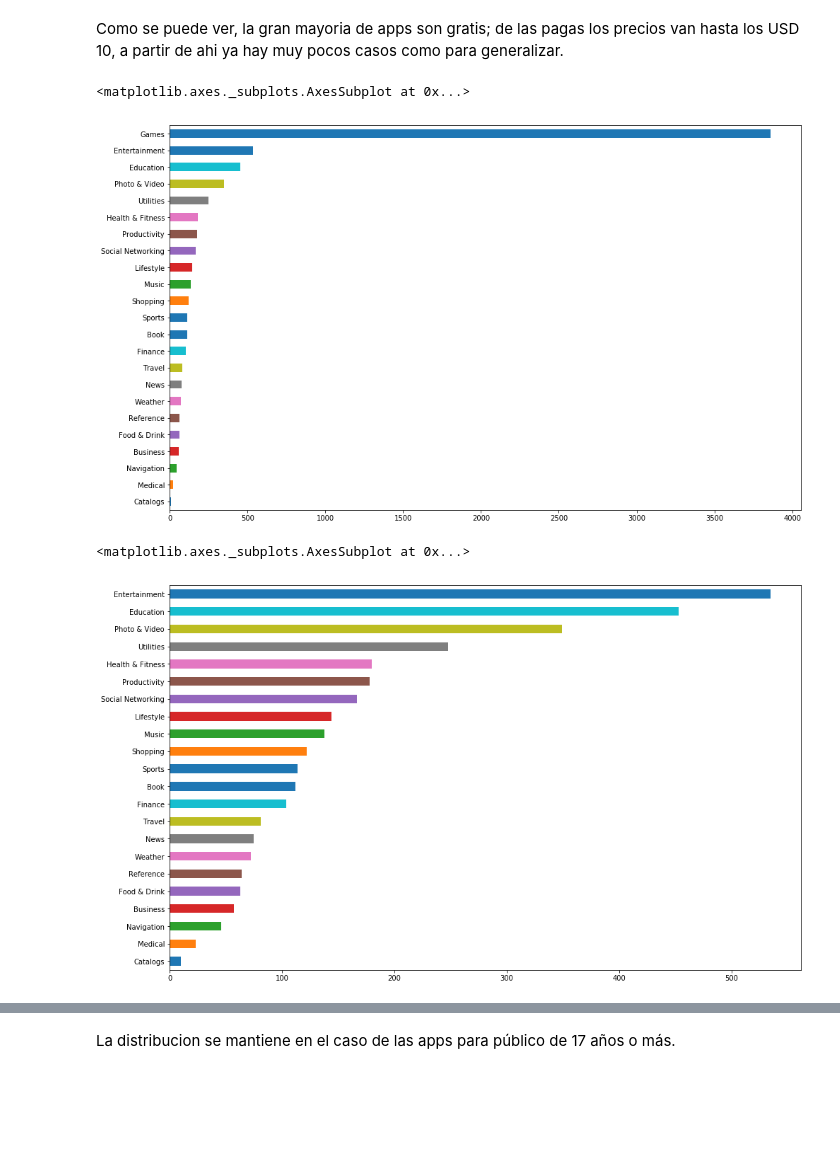
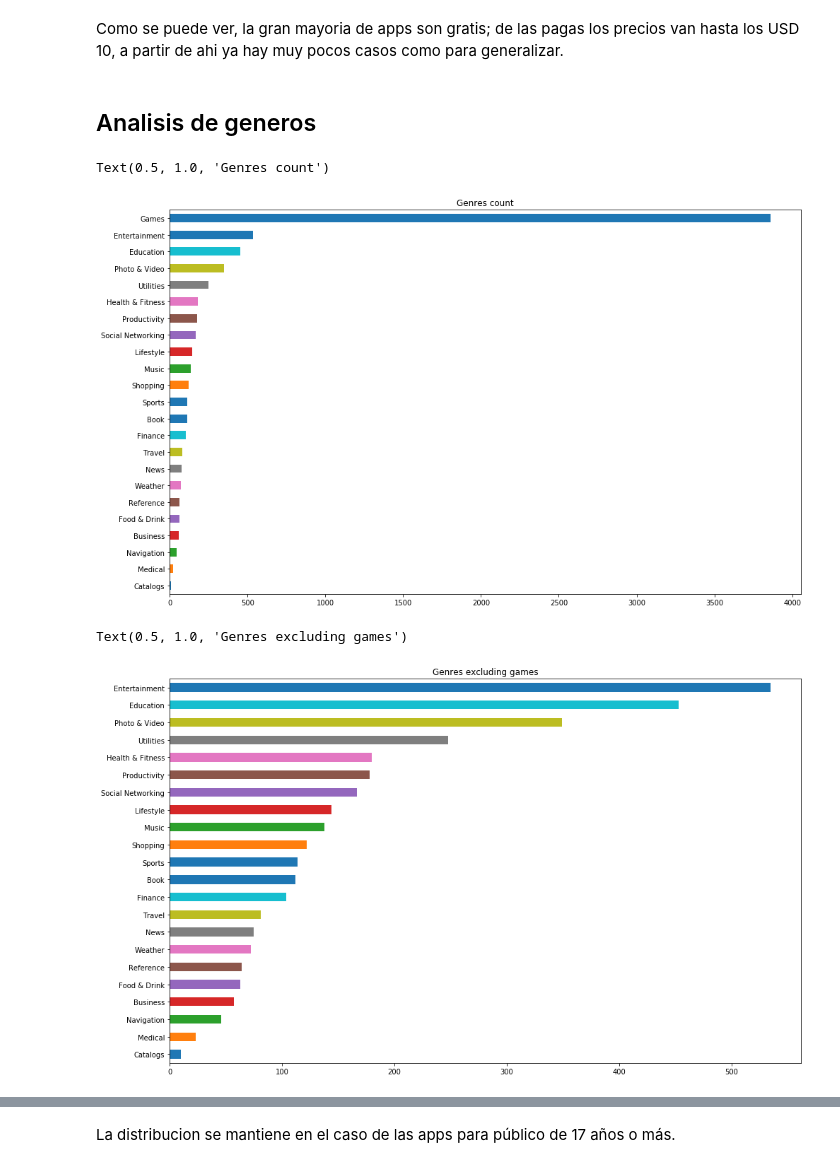
Before and after one commit to rozanecm/7550_tpFinal, a Jupyter notebook: Untitled.ipynb, the cells around one changed output, grey strips where cells are left out. Saved outputs shown, nothing was run; the diff lists cells and outputs as text; code cells hidden in the pictures; blank space fills up the shorter version.

Commit message:
progesar un poco con el analisis, entre otras cosas ordenando un poco algunas ideas ya presentes

```diff
--- a/Untitled.ipynb
+++ b/Untitled.ipynb
@@ -6,6 +7,6 @@ import seaborn as sns
 # %%
-apps = pd.read_csv('app-store-apple-data-set-10k-apps/AppleStore.csv')
-desc = pd.read_csv('app-store-apple-data-set-10k-apps/appleStore_description.csv')
+apps = pd.read_csv('data/AppleStore.csv')
+desc = pd.read_csv('data/appleStore_description.csv')
 # %%
 apps.shape
 # %% [output]
@@ -74,14 +78,16 @@ apps.price.value_counts(ascending=True).plot(kind='barh', figsize=(16,10))
 [figure]
 # %% [markdown]
 Como se puede ver, la gran mayoria de apps son gratis; de las pagas los precios van hasta los USD 10, a partir de ahi ya hay muy pocos casos como para generalizar.
+# %% [markdown]
+## Analisis de generos
 # %%
-apps.prime_genre.value_counts(ascending=True).plot(kind='barh', figsize=(16,10))
+apps.prime_genre.value_counts(ascending=True).plot(kind='barh', figsize=(16,10)).set_title('Genres count')
 # %% [output]
-<matplotlib.axes._subplots.AxesSubplot at 0x...>
+Text(0.5, 1.0, 'Genres count')
-[figure, old version]
+[figure, new version]
 # %%
 #mismo plot filtrando games
-apps[apps['prime_genre'] != 'Games'].prime_genre.value_counts(ascending=True).plot(kind='barh', figsize=(16,10))
+apps[apps['prime_genre'] != 'Games'].prime_genre.value_counts(ascending=True).plot(kind='barh', figsize=(16,10)).set_title('Genres excluding games')
 # %% [output]
-<matplotlib.axes._subplots.AxesSubplot at 0x...>
+Text(0.5, 1.0, 'Genres excluding games')
-[figure, old version]
+[figure, new version]
```
Also changed, not shown: parts of 36 cells of this notebook.
